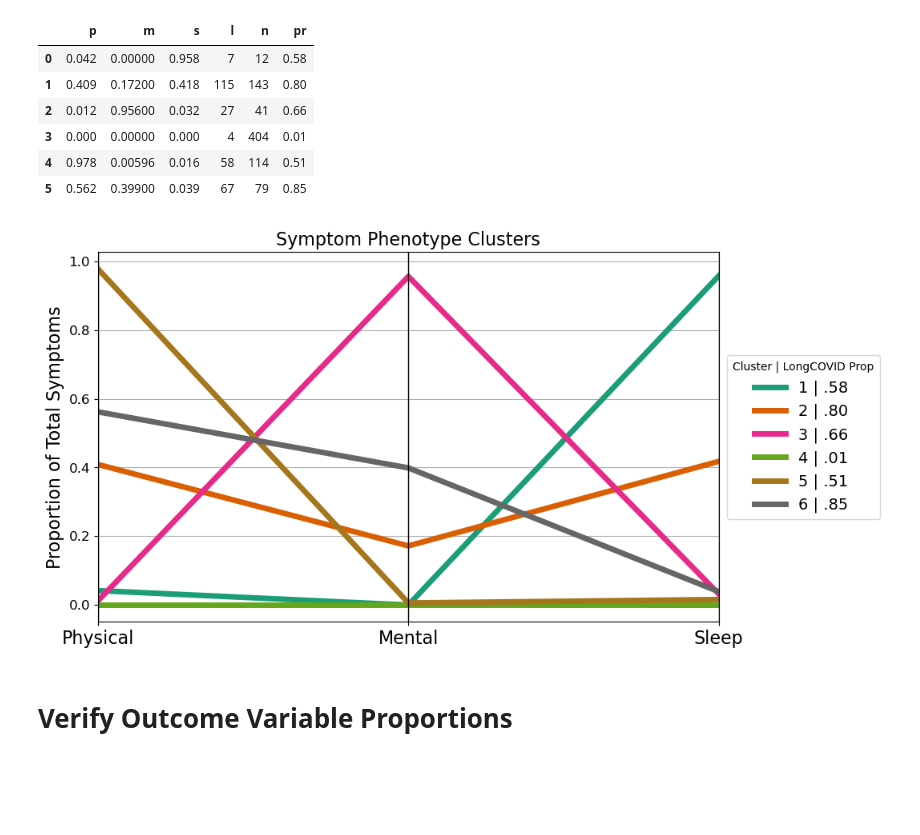
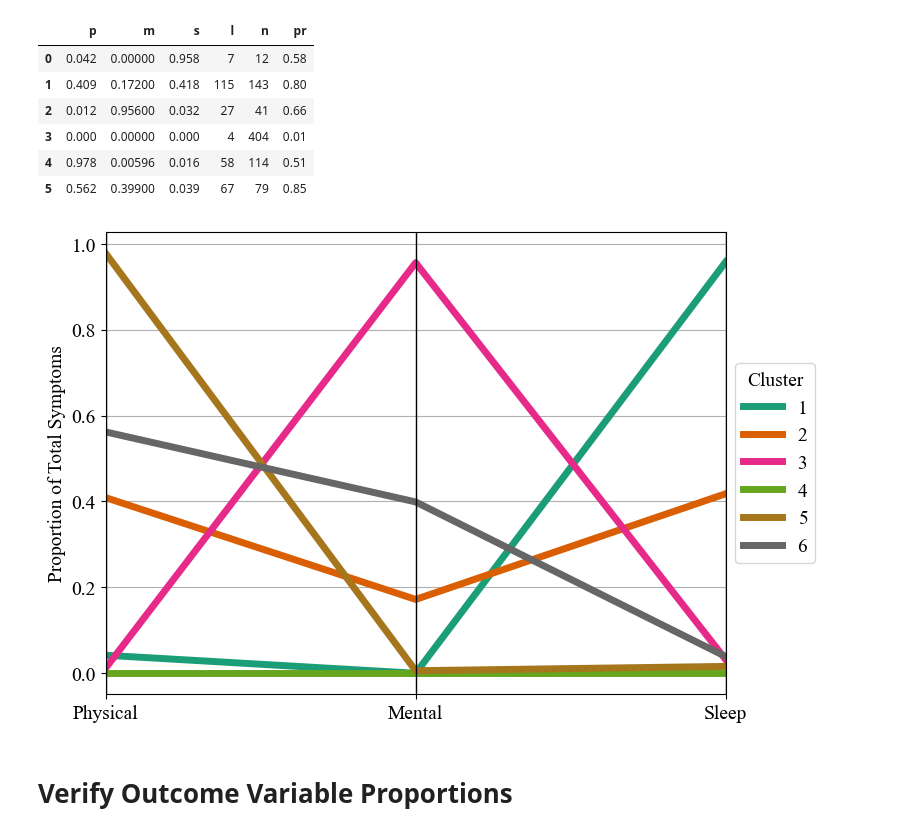
Before and after one commit to HNStaggs/Long-COVID, a Jupyter notebook: LongCOVID_Modeling.ipynb, the cells around one changed output. Saved outputs shown, nothing was run; the diff lists cells and outputs as text; code cells hidden in the pictures; blank space fills up the shorter version.

```diff
--- a/LongCOVID_Modeling.ipynb
+++ b/LongCOVID_Modeling.ipynb
@@ -250,17 +249,18 @@ clust_df = clust_df.rename(columns={"p": "Physical", "m": "Mental", "s": "Sleep"
 # %%
 #Visualizing the Centroid Values
 clust_list = ['Physical', 'Mental', 'Sleep', 'clust']
 clust_df['clust'] = ['Cluster {}'.format(i) for i in clust_df.index]
-plt.figure(figsize = (10,6))
+# Set font properties globally
+plt.rc('font', family='Times New Roman', size=14)
+plt.figure(figsize = (8,6))
 parallel_coordinates(clust_df[clust_list], class_column='clust', colormap = 'Dark2', linewidth = 5)
-plt.legend(['1 | .58 ','2 | .80','3 | .66','4 | .01','5 | .51','6 | .85'], loc='center left', title = 'Cluster | LongCOVID Prop', bbox_to_anchor=(1,0.5), fontsize=14)
-plt.xticks(rotation = 0, fontsize=16)
-plt.yticks(fontsize = 12)
-plt.title('Symptom Phenotype Clusters', fontsize=16)
-plt.ylabel('Proportion of Total Symptoms', fontsize=16)
-plt.savefig('Cluster.png')
+plt.legend(['1','2','3','4','5','6'], loc='center left', title = 'Cluster', bbox_to_anchor=(1,0.5))
+plt.xticks(rotation = 0)
+#plt.title('Symptom Phenotype Clusters', fontsize=16)
+plt.ylabel('Proportion of Total Symptoms')
+plt.savefig('Cluster.png', bbox_inches='tight', dpi=300)
 # %% [output]
-[figure, old version]
+[figure, new version]
 # %% [markdown]
 # Verify Outcome Variable Proportions
 # %%
```
Also changed, not shown: parts of 2 cells of this notebook, 1 other file.
